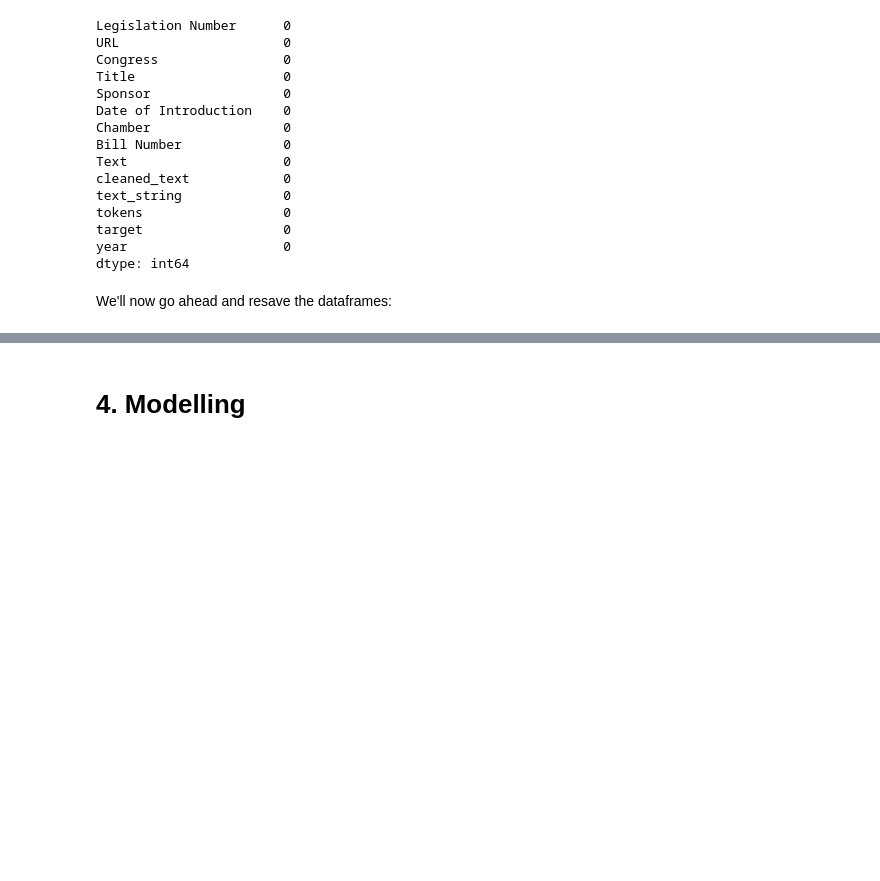
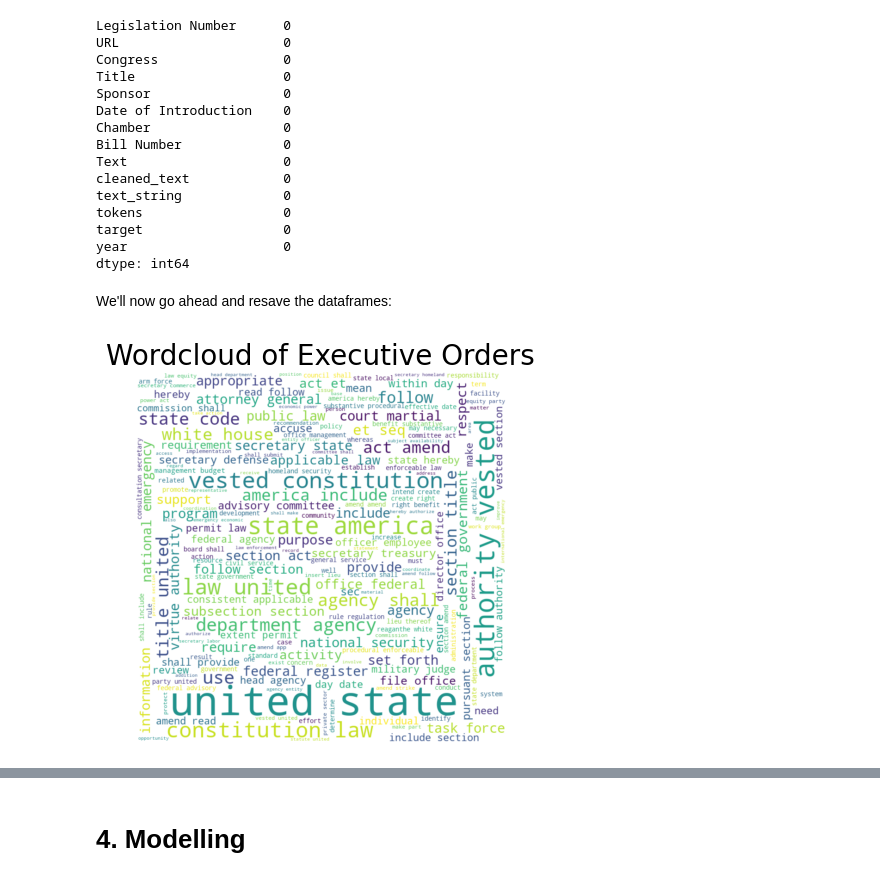
Before and after one commit to natehiatt/unitary_executive_project, a Jupyter notebook: notebooks/text_cleaning.ipynb, the cells around one changed output, grey strips where cells are left out. Saved outputs shown, nothing was run; the diff lists cells and outputs as text; code cells hidden in the pictures; blank space fills up the shorter version.

```diff
--- a/notebooks/text_cleaning.ipynb
+++ b/notebooks/text_cleaning.ipynb
@@ -601,3 +603,16 @@ We'll now go ahead and resave the dataframes:
 # saving the cleaned data
 laws.to_csv('../data/laws_cleaned.csv')
 eo_df.to_csv('../data/eo_cleaned.csv')
+# %%
+# Wordclouds
+# EO
+
+wordcloud_eo = wordcloud.WordCloud(width = 800, height = 800,
+                background_color ='white',
+                stopwords = stops_extended_2,
+                min_font_size = 10).generate(' '.join(eo_df['text_string']))
+plt.imshow(wordcloud_eo, interpolation='bilinear')
+plt.axis('off')
+plt.title('Wordcloud of Executive Orders', fontsize=20);
+# %% [output]
+[figure, added]
```
Also changed, not shown: parts of 21 cells of this notebook, 3 other files.
